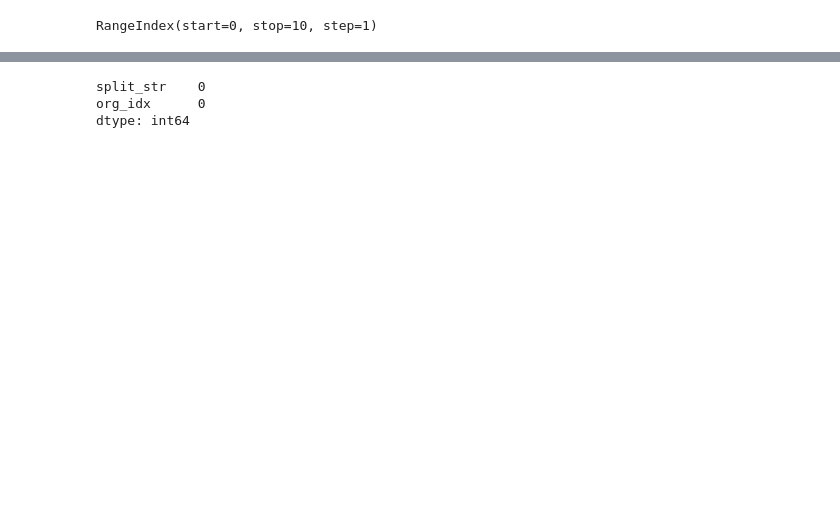
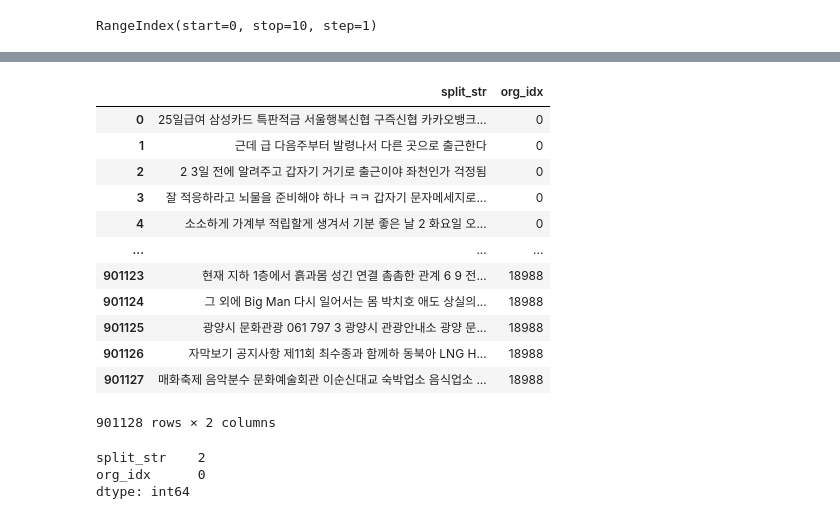
Before and after one commit to DDalaDDula/NIFoS, a Jupyter notebook: 문화/한글_텍스트_전처리/한글_텍스트_전처리_7월(불용어_제거_및_문장분리).ipynb, the cells around one changed output, grey strips where cells are left out. Cells and saved outputs as stored; diff of their text form; code cells hidden in the pictures; blank space fills up the shorter version.

```diff
--- a/문화/한글_텍스트_전처리/한글_텍스트_전처리_7월(불용어_제거_및_문장분리).ipynb
+++ b/문화/한글_텍스트_전처리/한글_텍스트_전처리_7월(불용어_제거_및_문장분리).ipynb
@@ -157,22 +169,38 @@ df2['org_idx'].tolist()[-1]//50+2
+# %%
+df2 = df2[df2['org_idx'] < 18550]
 # %%
-for a in range(1,len(dfs)+1):
+for a in range(df2['org_idx'].tolist()[-1]//50+2,len(dfs)+1):
     for i in tqdm(dfs['df_%s'%a]['split_list'].index):
         for j in range(len(dfs['df_%s'%a]['split_list'][i])):
             split_str= {'split_str': dfs['df_%s'%a]['split_list'][i][j][0], 'org_idx': [i]}
             print(split_str['org_idx'])
             split_df= pd.DataFrame(split_str)
             df2 = pd.concat([df2,split_df])
             df2.reset_index(drop=True, inplace=True)
             display.clear_output(wait=True) # 출력지우기
         else:
             time.sleep(1)
 df2.reset_index(drop=True, inplace=True)
 df2.to_csv("../dataset/2022/본문_전처리/나무문화_본문_7월_전처리.csv", index=False, encoding='UTF-8')
 df2
+# %% [output]
+|  | split_str | org_idx |
+| 0 | 25일급여 삼성카드 특판적금 서울행복신협 구즉신협 카카오뱅크... | 0 |
+| 1 | 근데 급 다음주부터 발령나서 다른 곳으로 출근한다 | 0 |
+| 2 | 2 3일 전에 알려주고 갑자기 거기로 출근이야 좌천인가 걱정됨 | 0 |
+| 3 | 잘 적응하라고 뇌물을 준비해야 하나 ㅋㅋ 갑자기 문자메세지로... | 0 |
+| 4 | 소소하게 가계부 적립할게 생겨서 기분 좋은 날 2 화요일 오... | 0 |
+| ... | ... | ... |
+| 901123 | 현재 지하 1층에서 흙과몸 성긴 연결 촘촘한 관계 6 9 전... | 18988 |
+| 901124 | 그 외에 Big Man 다시 일어서는 몸 박치호 애도 상실의... | 18988 |
+| 901125 | 광양시 문화관광 061 797 3 광양시 관광안내소 광양 문... | 18988 |
+| 901126 | 자막보기 공지사항 제11회 최수종과 함께하 동북아 LNG H... | 18988 |
+| 901127 | 매화축제 음악분수 문화예술회관 이순신대교 숙박업소 음식업소 ... | 18988 |
+901128 rows × 2 columns
 # %%
 df2.isnull().sum()
 # %% [output]
-split_str    0
+split_str    2
 org_idx      0
 dtype: int64
 # %%
```
Also changed, not shown: parts of 3 cells of this notebook, 1 other file.
